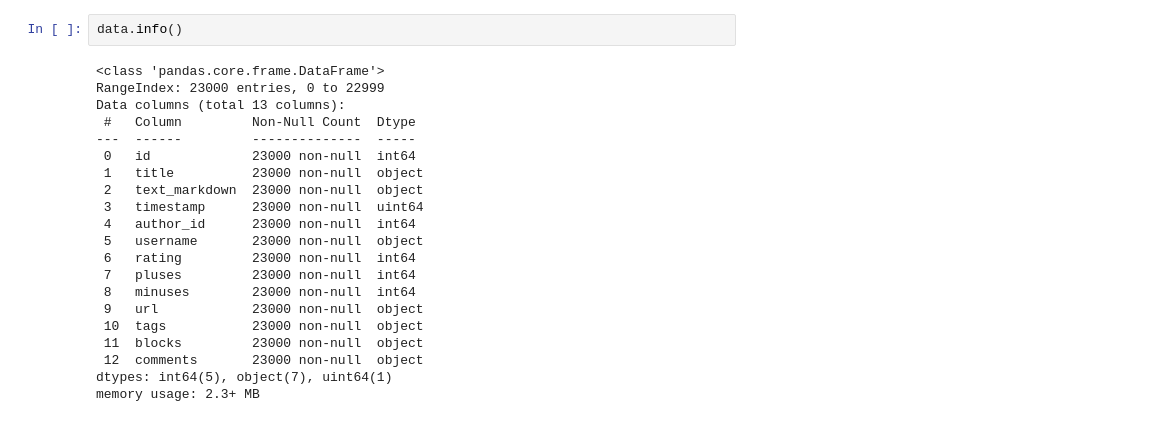
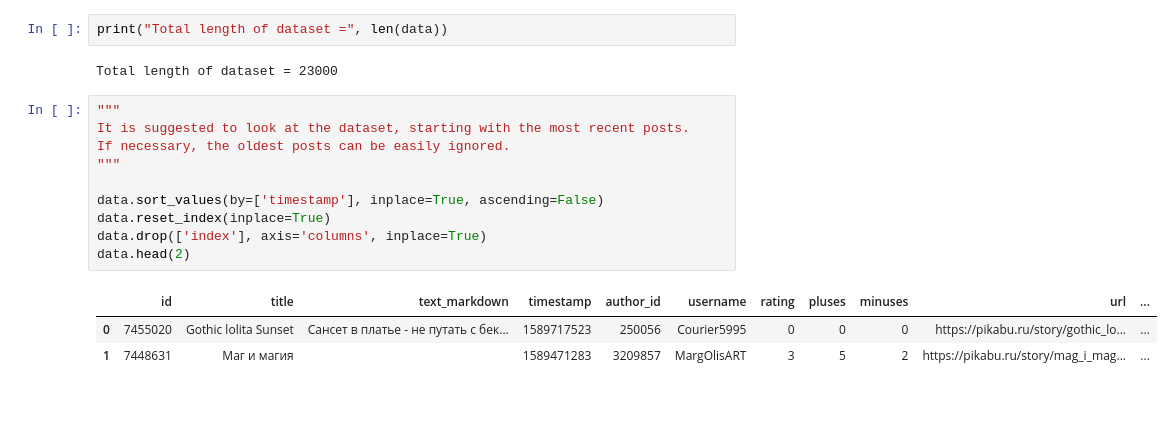
Before and after one commit to zhursvlevy/PostProcessor, a Jupyter notebook: notebooks/dataset_analysis.ipynb, the cells around one changed output. Drawn from its saved outputs; the diff is of its cells as text.

```diff
--- a/notebooks/dataset_analysis.ipynb
+++ b/notebooks/dataset_analysis.ipynb
@@ -21,23 +35,18 @@ data.head()
-# %%
-data.info()
-# %% [output]
-<class 'pandas.core.frame.DataFrame'>
-RangeIndex: 23000 entries, 0 to 22999
-Data columns (total 13 columns):
- #   Column         Non-Null Count  Dtype
----  ------         --------------  -----
- 0   id             23000 non-null  int64
- 1   title          23000 non-null  object
- 2   text_markdown  23000 non-null  object
- 3   timestamp      23000 non-null  uint64
- 4   author_id      23000 non-null  int64
- 5   username       23000 non-null  object
- 6   rating         23000 non-null  int64
- 7   pluses         23000 non-null  int64
- 8   minuses        23000 non-null  int64
- 9   url            23000 non-null  object
- 10  tags           23000 non-null  object
- 11  blocks         23000 non-null  object
- 12  comments       23000 non-null  object
-dtypes: int64(5), object(7), uint64(1)
-memory usage: 2.3+ MB
+# %%
+print("Total length of dataset =", len(data))
+# %% [output]
+Total length of dataset = 23000
+# %%
+"""
+It is suggested to look at the dataset, starting with the most recent posts.
+If necessary, the oldest posts can be easily ignored.
+"""
+
+data.sort_values(by=['timestamp'], inplace=True, ascending=False)
+data.reset_index(inplace=True)
+data.drop(['index'], axis='columns', inplace=True)
+data.head(2)
+# %% [output]
+|  | id | title | text_markdown | timestamp | author_id | username | rating | pluses | minuses | url | ... |
+| 0 | 7455020 | Gothic lolita Sunset | Сансет в платье - не путать с бек... | 1589717523 | 250056 | Courier5995 | 0 | 0 | 0 | https://pikabu.ru/story/gothic_lo... | ... |
+| 1 | 7448631 | Маг и магия |  | 1589471283 | 3209857 | MargOlisART | 3 | 5 | 2 | https://pikabu.ru/story/mag_i_mag... | ... |
```
Also changed, not shown: parts of 14 cells of this notebook, 1 other file.
